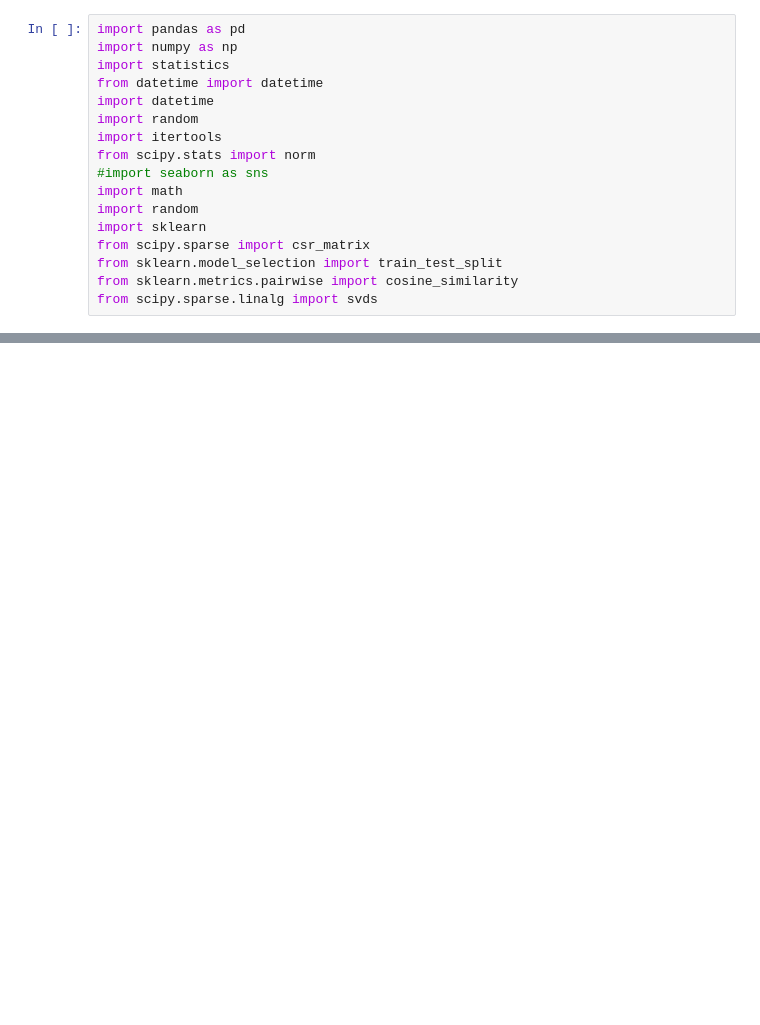
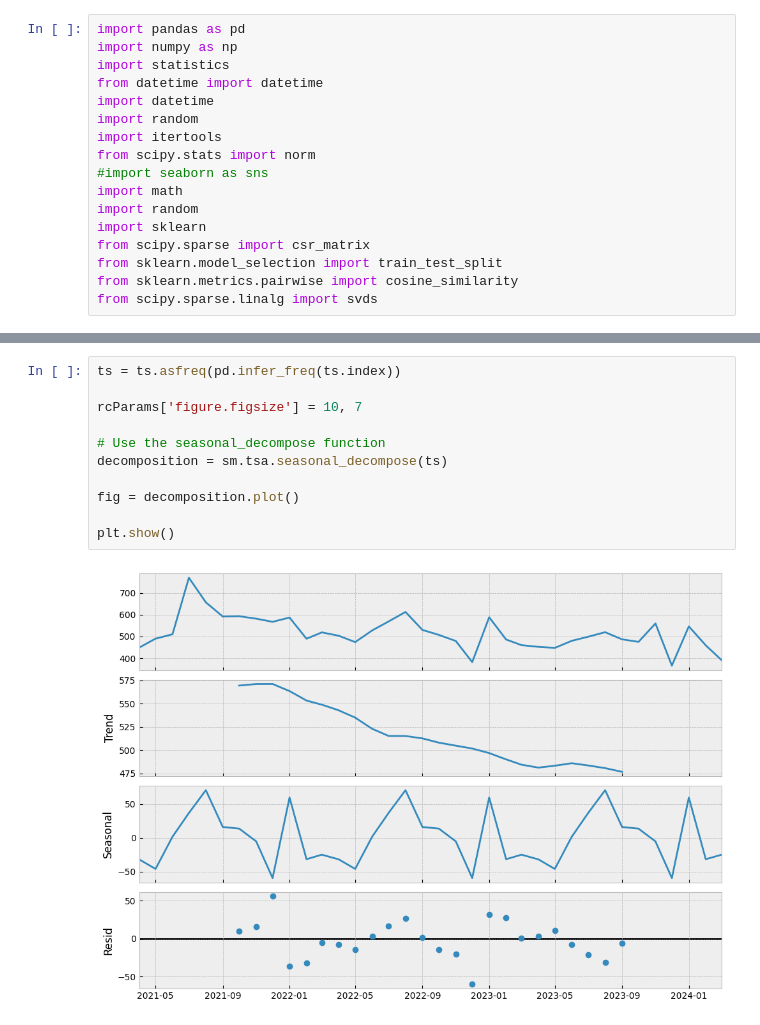
Before and after one commit to piarocket/Project, a Jupyter notebook: Vol_Forecasting.ipynb, the cells around one changed output, grey strips where cells are left out. Cells and saved outputs as stored; diff of their text form; blank space fills up the shorter version.

```diff
--- a/Vol_Forecasting.ipynb
+++ b/Vol_Forecasting.ipynb
@@ -28,0 +93,13 @@ data.head()
+# %%
+ts = ts.asfreq(pd.infer_freq(ts.index))
+
+rcParams['figure.figsize'] = 10, 7
+
+# Use the seasonal_decompose function
+decomposition = sm.tsa.seasonal_decompose(ts)
+
+fig = decomposition.plot()
+
+plt.show()
+# %% [output]
+[figure, added]
```
Also changed, not shown: parts of 10 cells of this notebook, 1 other file.
